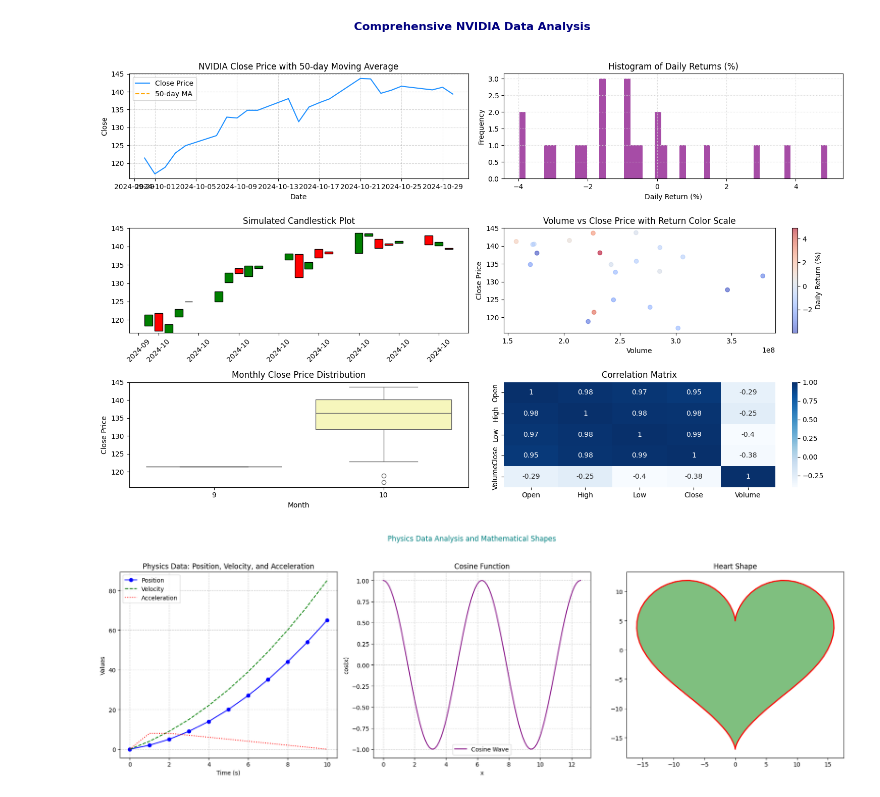
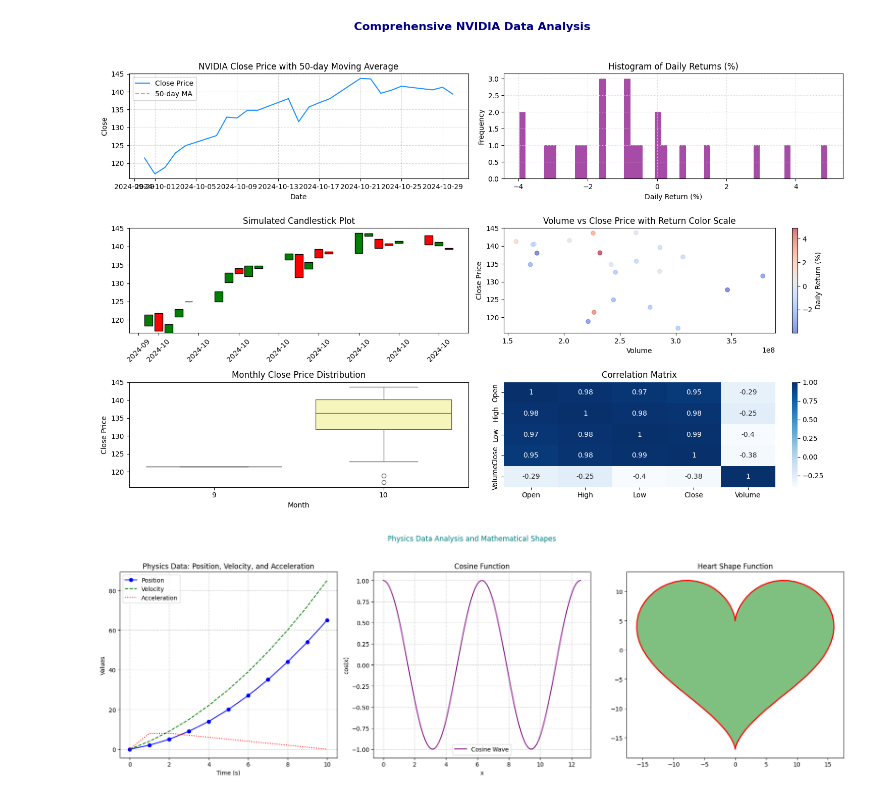
Before and after one commit to Yannaner/Data-visualization, a Jupyter notebook: matplotlib.ipynb, the cells around one changed output. Saved outputs shown, nothing was run; the diff lists cells and outputs as text; code cells hidden in the pictures.

```diff
--- a/matplotlib.ipynb
+++ b/matplotlib.ipynb
@@ -288,32 +328,32 @@ ax1.plot(data['Time'], data['Acceleration'], label="Acceleration", color="red",
 ax1.set_title("Physics Data: Position, Velocity, and Acceleration")
 ax1.set_xlabel("Time (s)")
 ax1.set_ylabel("Values")
 ax1.legend()
 ax1.grid(True, linestyle="--", alpha=0.6)
 
 # Cosine Function Plot
 x_cos = np.linspace(0, 4 * np.pi, 100)
 y_cos = np.cos(x_cos)
 ax2.plot(x_cos, y_cos, label="Cosine Wave", color="purple")
 ax2.set_title("Cosine Function")
 ax2.set_xlabel("x")
 ax2.set_ylabel("cos(x)")
 ax2.legend()
 ax2.grid(True, linestyle="--", alpha=0.6)
 
 # Heart Shape Plot
 t = np.linspace(0, 2 * np.pi, 100)
 x_heart = 16 * np.sin(t)**3
 y_heart = 13 * np.cos(t) - 5 * np.cos(2 * t) - 2 * np.cos(3 * t) - np.cos(4 * t)
 ax3.plot(x_heart, y_heart, color="red", lw=2)
 ax3.fill(x_heart, y_heart, color="green", alpha=0.5)
 
-ax3.set_title("Heart Shape")
+ax3.set_title("Heart Shape Function")
 
 
 
 # Adjust layout and display the plots
 plt.tight_layout(rect=[0, 0, 1, 0.95])
 plt.show()
 # %% [output]
-[figure, old version]
+[figure, new version]
```
Also changed, not shown: parts of 8 cells of this notebook, 2 other files.
